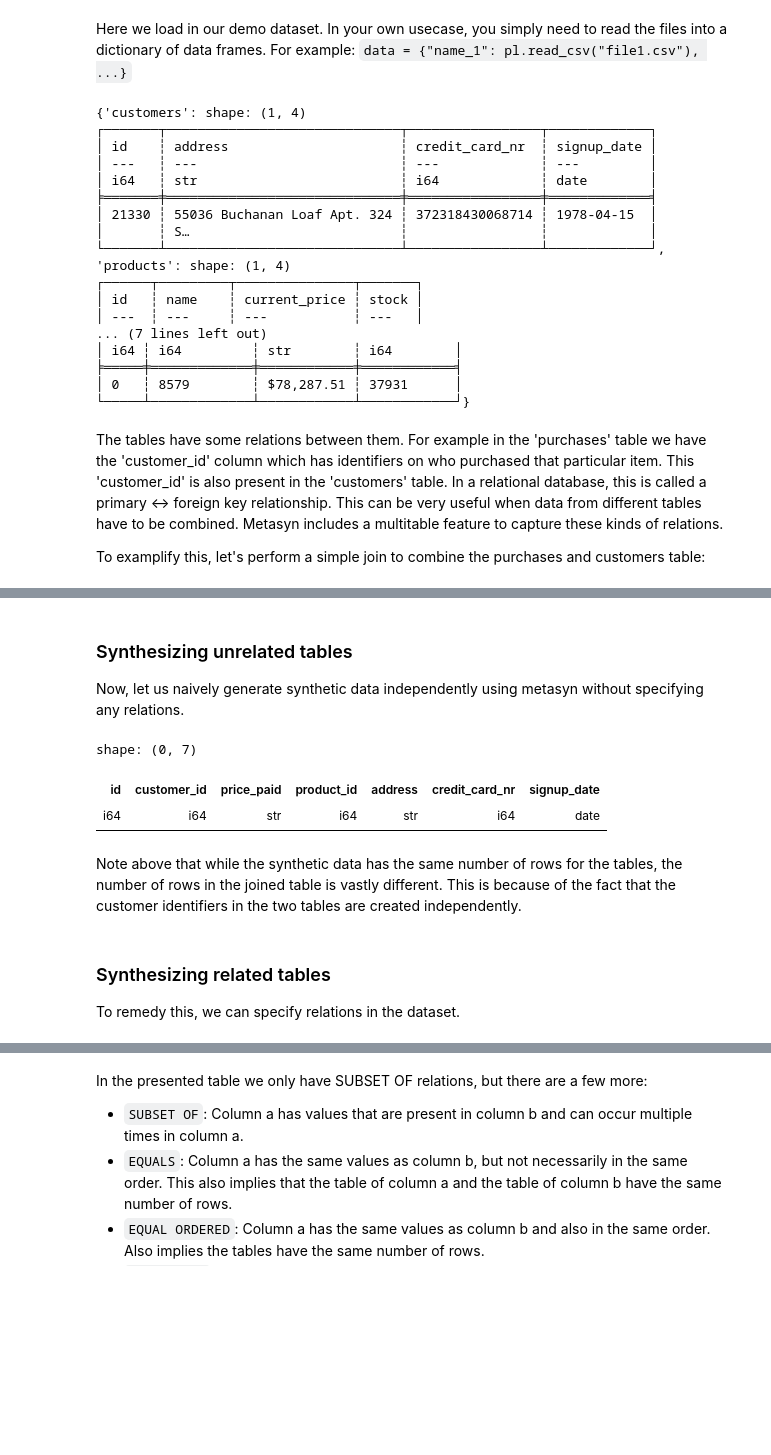
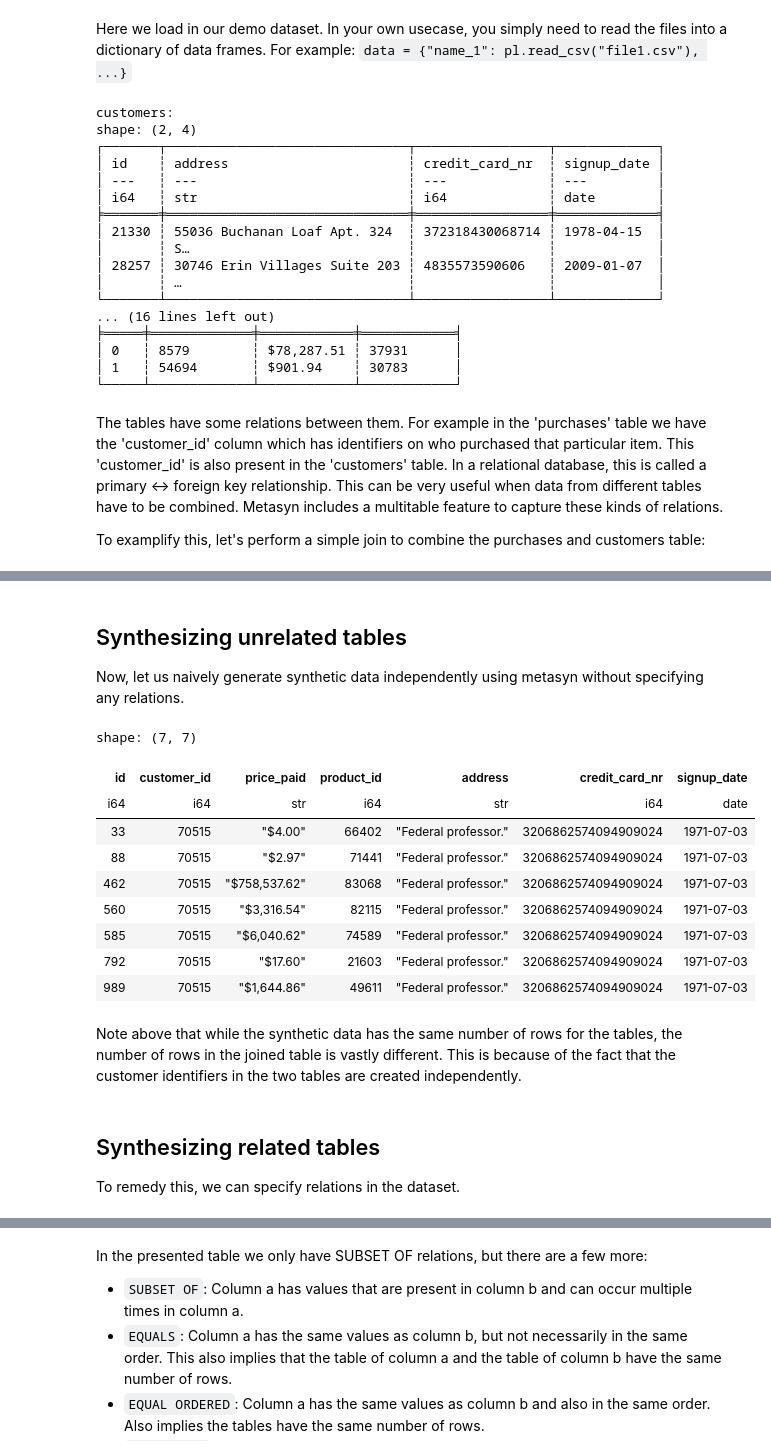
Before and after one commit to sodascience/metasyn, a Jupyter notebook: examples/2_multiframe.ipynb, the cells around one changed output, grey strips where cells are left out. Cells and saved outputs as stored; diff of their text form; code cells hidden in the pictures; blank space fills up the shorter version.

```diff
--- a/examples/2_multiframe.ipynb
+++ b/examples/2_multiframe.ipynb
@@ -19,25 +20,27 @@ a dictionary of data frames.
 For example: ``data = {"name_1": pl.read_csv("file1.csv"), ...}``
 # %%
 data = ShopMultiDataset().get_dataframes()
-print({key: d.head(1) for key, d in data.items()})
+for key, d in data.items():
+    print(key + ":")
+    print(d.head(2))
 # %% [output]
-{'customers': shape: (1, 4)
-┌───────┬──────────────────────────────┬─────────────────┬─────────────┐
-│ id    ┆ address                      ┆ credit_card_nr  ┆ signup_date │
-│ ---   ┆ ---                          ┆ ---             ┆ ---         │
-│ i64   ┆ str                          ┆ i64             ┆ date        │
-╞═══════╪══════════════════════════════╪═════════════════╪═════════════╡
-│ 21330 ┆ 55036 Buchanan Loaf Apt. 324 ┆ 372318430068714 ┆ 1978-04-15  │
-│       ┆ S…                           ┆                 ┆             │
-└───────┴──────────────────────────────┴─────────────────┴─────────────┘, 'products': shape: (1, 4)
-┌──────┬─────────┬───────────────┬───────┐
-│ id   ┆ name    ┆ current_price ┆ stock │
-│ ---  ┆ ---     ┆ ---           ┆ ---   │
-... (7 lines left out)
-│ i64 ┆ i64         ┆ str        ┆ i64        │
+customers:
+shape: (2, 4)
+┌───────┬───────────────────────────────┬─────────────────┬─────────────┐
+│ id    ┆ address                       ┆ credit_card_nr  ┆ signup_date │
+│ ---   ┆ ---                           ┆ ---             ┆ ---         │
+│ i64   ┆ str                           ┆ i64             ┆ date        │
+╞═══════╪═══════════════════════════════╪═════════════════╪═════════════╡
+│ 21330 ┆ 55036 Buchanan Loaf Apt. 324  ┆ 372318430068714 ┆ 1978-04-15  │
+│       ┆ S…                            ┆                 ┆             │
+│ 28257 ┆ 30746 Erin Villages Suite 203 ┆ 4835573590606   ┆ 2009-01-07  │
+│       ┆ …                             ┆                 ┆             │
+└───────┴───────────────────────────────┴─────────────────┴─────────────┘
+... (16 lines left out)
 ╞═════╪═════════════╪════════════╪════════════╡
 │ 0   ┆ 8579        ┆ $78,287.51 ┆ 37931      │
-└─────┴─────────────┴────────────┴────────────┘}
+│ 1   ┆ 54694       ┆ $901.94    ┆ 30783      │
+└─────┴─────────────┴────────────┴────────────┘
 # %% [markdown]
 The tables have some relations between them. For example in the 'purchases' table we have the 'customer_id' column which has identifiers on who purchased that particular item. This 'customer_id' is also present in the 'customers' table. In a relational database, this is called a primary <-> foreign key relationship. This can be very useful when data from different tables have to be combined. Metasyn includes a multitable feature to capture these kinds of relations.
 
@@ -60,22 +63,29 @@ shape: (1_000, 7)
 | 998 | 39707 | "$786.54" | 77079 | "75892 Cody Haven Suite 201 Jac… | 501831701526 | 1972-09-14 |
 | 999 | 14278 | "$48,105.34" | 3277 | "4472 Graves Crossroad Suite 60… | 4235532922638813 | 1985-06-15 |
 # %% [markdown]
-### Synthesizing unrelated tables
+## Synthesizing unrelated tables
 
 Now, let us naively generate synthetic data independently using metasyn without specifying any relations.
 # %%
 multiframe = MultiFrame.fit_dataframes(data, relations=[])
-syn_data = multiframe.synthesize()
+syn_data = multiframe.synthesize(progress_bar=False)
 # Try to join the same tables
 syn_data["purchases"].join(syn_data["customers"], left_on="customer_id", right_on="id")
 # %% [output]
-shape: (0, 7)
+shape: (7, 7)
 | id | customer_id | price_paid | product_id | address | credit_card_nr | signup_date |
 | i64 | i64 | str | i64 | str | i64 | date |
+| 33 | 70515 | "$4.00" | 66402 | "Federal professor." | 3206862574094909024 | 1971-07-03 |
+| 88 | 70515 | "$2.97" | 71441 | "Federal professor." | 3206862574094909024 | 1971-07-03 |
+| 462 | 70515 | "$758,537.62" | 83068 | "Federal professor." | 3206862574094909024 | 1971-07-03 |
+| 560 | 70515 | "$3,316.54" | 82115 | "Federal professor." | 3206862574094909024 | 1971-07-03 |
+| 585 | 70515 | "$6,040.62" | 74589 | "Federal professor." | 3206862574094909024 | 1971-07-03 |
+| 792 | 70515 | "$17.60" | 21603 | "Federal professor." | 3206862574094909024 | 1971-07-03 |
+| 989 | 70515 | "$1,644.86" | 49611 | "Federal professor." | 3206862574094909024 | 1971-07-03 |
 # %% [markdown]
 Note above that while the synthetic data has the same number of rows for the tables, the number of rows in the joined table is vastly different. This is because of the fact that the customer identifiers in the two tables are created independently.
 # %% [markdown]
-### Synthesizing related tables
+## Synthesizing related tables
 To remedy this, we can specify relations in the dataset.
 # %%
 relations = [
```
Also changed, not shown: parts of 8 cells of this notebook, 11 other files.
